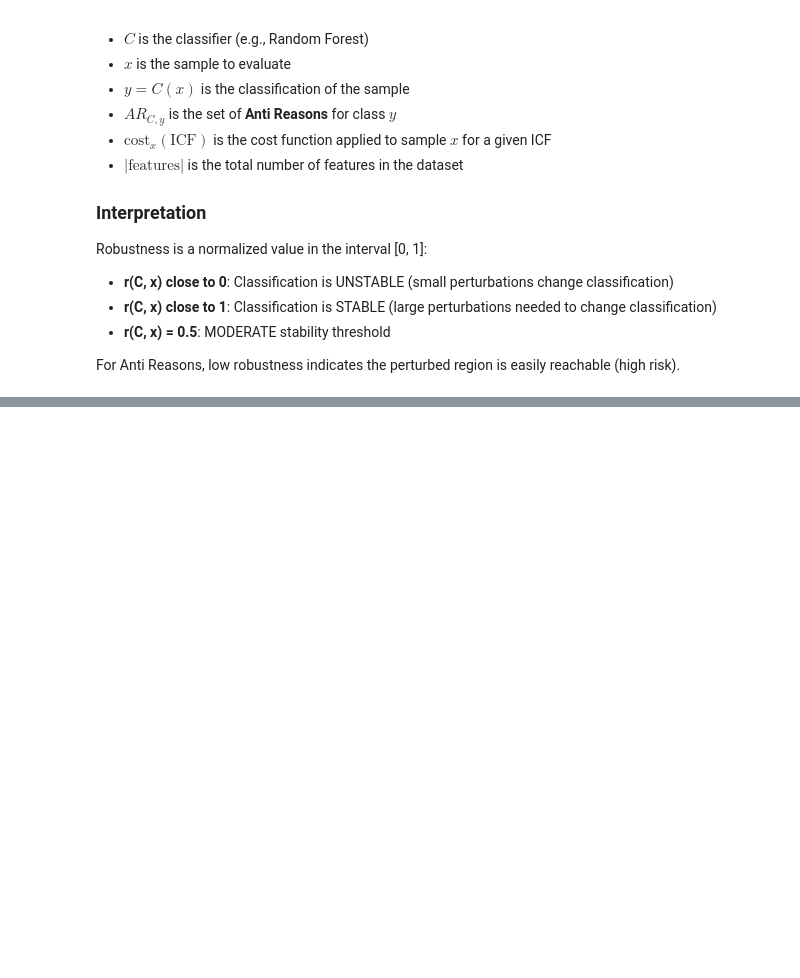
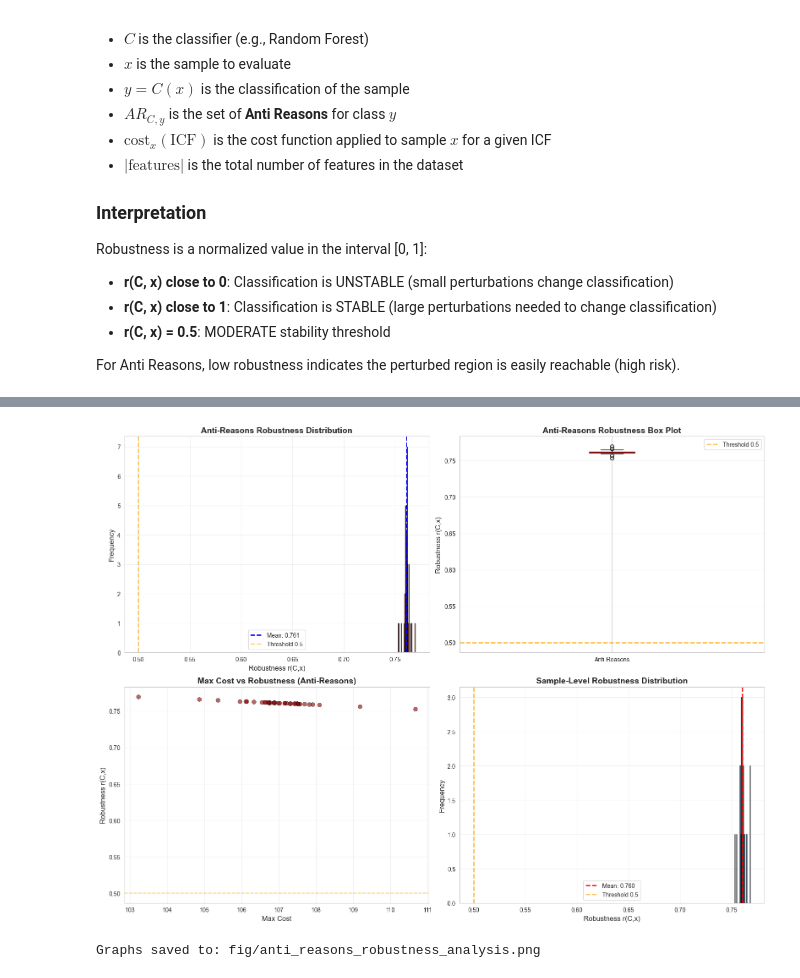
Before and after one commit to danielamadori/IEEE_CAI, a Jupyter notebook: reasons_analysis.ipynb, the cells around one changed output, grey strips where cells are left out. Saved outputs shown, nothing was run; the diff lists cells and outputs as text; code cells hidden in the pictures; blank space fills up the shorter version.

```diff
--- a/reasons_analysis.ipynb
+++ b/reasons_analysis.ipynb
@@ -665,0 +579,69 @@ FileNotFoundError: [Errno 2] No such file or directory: 'fig/robustness_analysis
+# %%
+# Robustness visualizations - Anti-Reasons Only
+import matplotlib.pyplot as plt
+
+if len(anti_reasons_df) == 0:
+    print("\nNo anti-reasons data available for visualization.")
+else:
+    fig, axes = plt.subplots(2, 2, figsize=(16, 12))
+
+    # 1. Robustness distribution histogram
+    ax1 = axes[0, 0]
+    ax1.hist(bitmap_robustness['robustness'], bins=30, color='darkred', alpha=0.7, edgecolor='black')
+    ax1.set_xlabel('Robustness r(C,x)', fontsize=12)
+    ax1.set_ylabel('Frequency', fontsize=12)
+    ax1.set_title('Anti-Reasons Robustness Distribution', fontsize=14, fontweight='bold')
+    ax1.axvline(x=bitmap_robustness['robustness'].mean(), color='blue', linestyle='--',
+                linewidth=2, label=f'Mean: {bitmap_robustness["robustness"].mean():.3f}')
+    ax1.axvline(x=0.5, color='orange', linestyle='--', linewidth=2, alpha=0.7, label='Threshold 0.5')
+    ax1.legend(fontsize=10)
+    ax1.grid(alpha=0.3)
+
+    # 2. Box plot of robustness
+    ax2 = axes[0, 1]
+    bp = ax2.boxplot(bitmap_robustness['robustness'].dropna(), vert=True, patch_artist=True,
+                     boxprops=dict(facecolor='lightcoral', alpha=0.7),
+                     medianprops=dict(color='darkred', linewidth=2))
+    ax2.set_ylabel('Robustness r(C,x)', fontsize=12)
+    ax2.set_title('Anti-Reasons Robustness Box Plot', fontsize=14, fontweight='bold')
+    ax2.axhline(y=0.5, color='orange', linestyle='--', linewidth=2, alpha=0.7, label='Threshold 0.5')
+    ax2.set_xticklabels(['Anti-Reasons'])
+    ax2.legend(fontsize=10)
+    ax2.grid(axis='y', alpha=0.3)
+
+    # 3. Max cost vs Robustness (inverse relationship)
+    ax3 = axes[1, 0]
+    ax3.scatter(bitmap_robustness['max_cost'], bitmap_robustness['robustness'],
+                alpha=0.6, color='darkred', s=50, edgecolors='black', linewidth=0.5)
+    ax3.set_xlabel(f'Max Cost', fontsize=12)
+    ax3.set_ylabel('Robustness r(C,x)', fontsize=12)
+    ax3.set_title('Max Cost vs Robustness (Anti-Reasons)', fontsize=14, fontweight='bold')
+    ax3.axhline(y=0.5, color='orange', linestyle='--', alpha=0.5)
+    ax3.grid(alpha=0.3)
+
+    # 4. Sample robustness distribution
+    ax4 = axes[1, 1]
+    sample_rob_values = sample_robustness_df['robustness'].dropna()
+    if len(sample_rob_values) > 0:
+        ax4.hist(sample_rob_values, bins=30, color='steelblue', alpha=0.7, edgecolor='black')
+        ax4.set_xlabel('Robustness r(C,x)', fontsize=12)
+        ax4.set_ylabel('Frequency', fontsize=12)
+        ax4.set_title('Sample-Level Robustness Distribution', fontsize=14, fontweight='bold')
+        ax4.axvline(x=sample_rob_values.mean(), color='red', linestyle='--',
+                   linewidth=2, label=f'Mean: {sample_rob_values.mean():.3f}')
+        ax4.axvline(x=0.5, color='orange', linestyle='--', linewidth=2, alpha=0.7, label='Threshold 0.5')
+        ax4.legend(fontsize=10)
+        ax4.grid(alpha=0.3)
+    else:
+        ax4.text(0.5, 0.5, 'No Sample Data', ha='center', va='center', fontsize=14)
+        ax4.set_xticks([])
+        ax4.set_yticks([])
+
+    plt.tight_layout()
+    plt.savefig('fig/anti_reasons_robustness_analysis.png', dpi=300, bbox_inches='tight')
+    plt.show()
+
+    print("\nGraphs saved to: fig/anti_reasons_robustness_analysis.png")
+# %% [output]
+[figure, added]
+Graphs saved to: fig/anti_reasons_robustness_analysis.png
```
Also changed, not shown: parts of 13 cells of this notebook.
